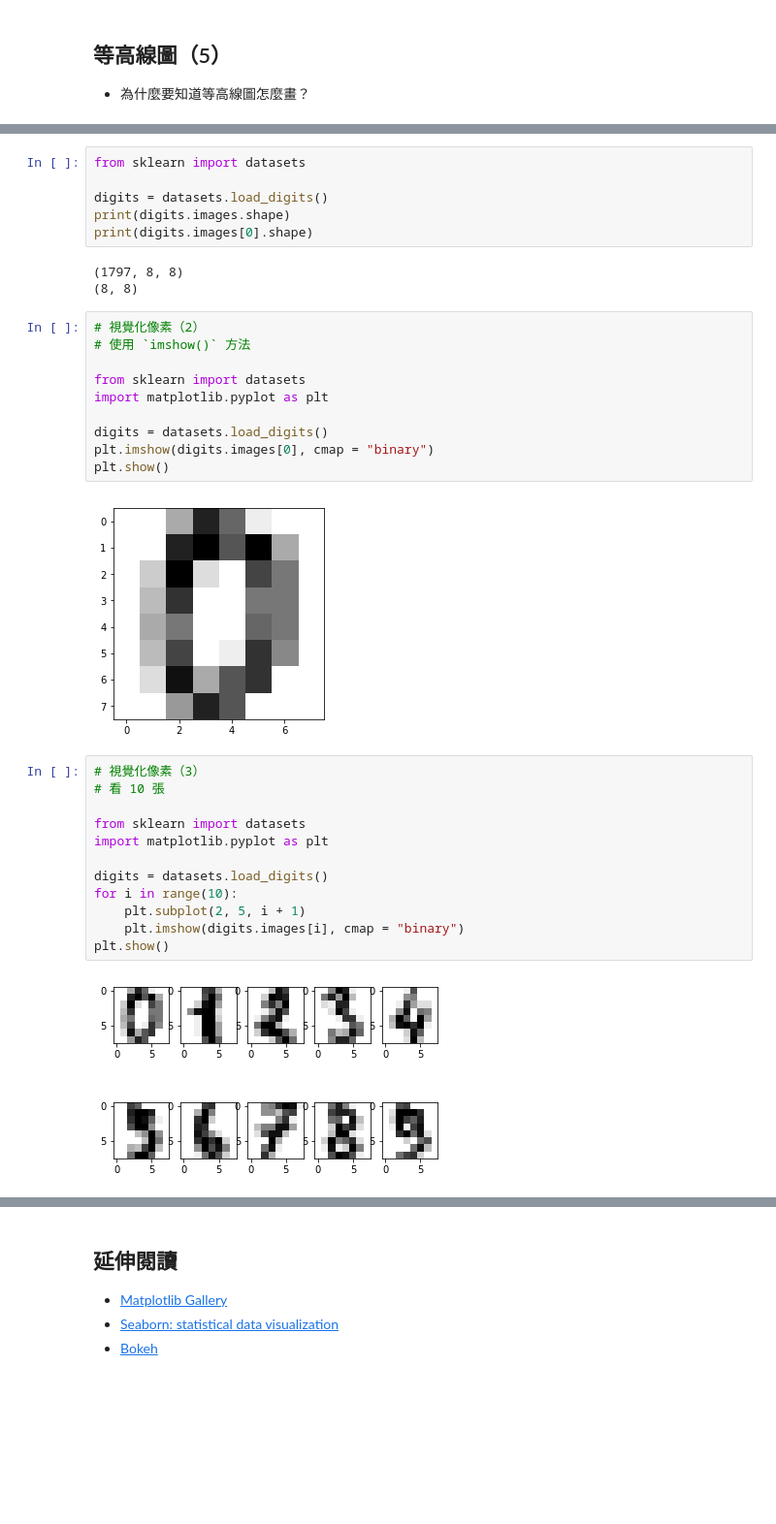
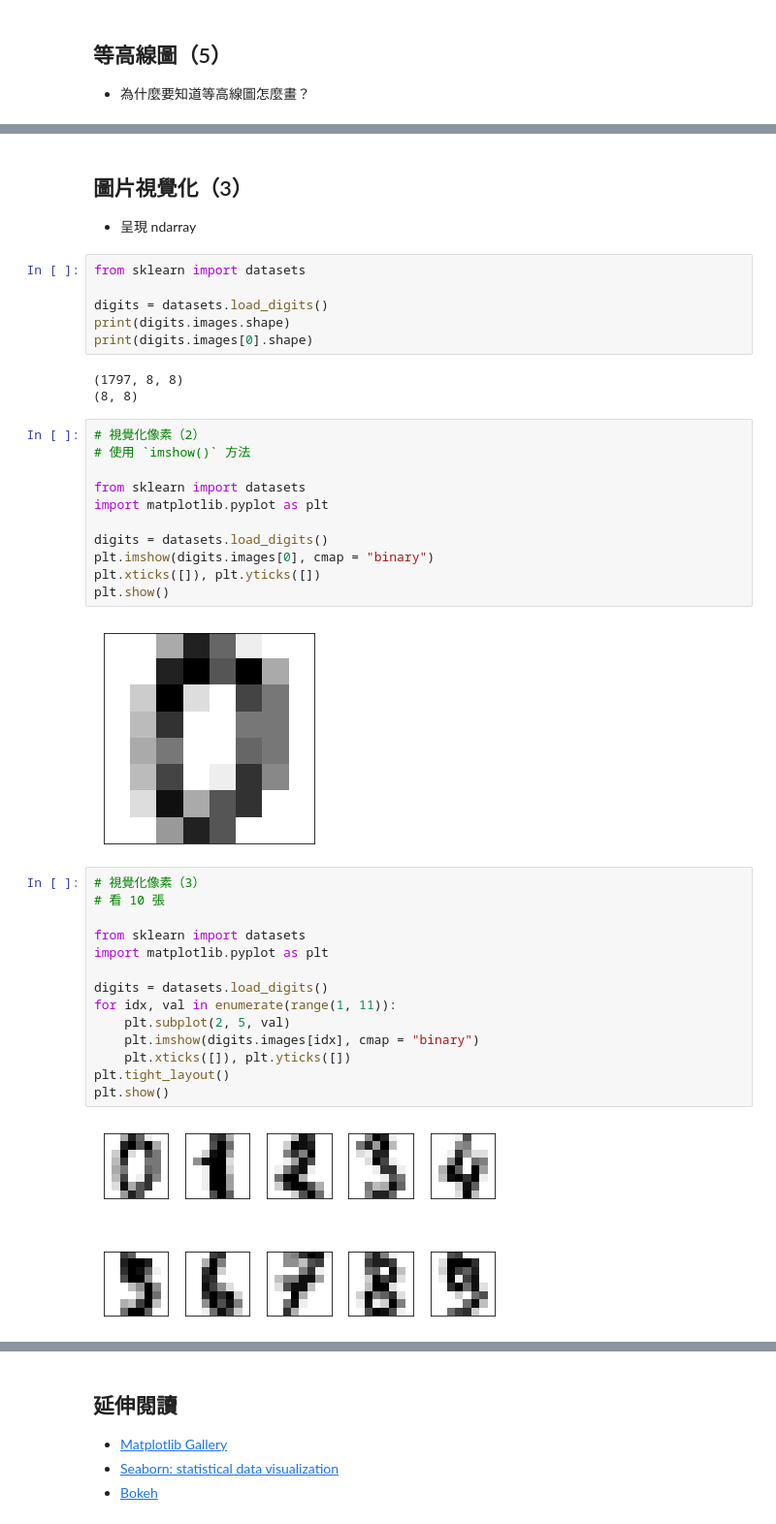
Before and after one commit to yaojenkuo/python_4_ds, a Jupyter notebook: ch10.ipynb, the cells around one changed output, grey strips where cells are left out. Shown at 97% size. Saved outputs shown, nothing was run; the diff lists cells and outputs as text; blank space fills up the shorter version.

```diff
--- a/ch10.ipynb
+++ b/ch10.ipynb
@@ -269,3 +540,7 @@ plt.show()
+# %% [markdown]
+## 圖片視覺化（3）
+
+- 呈現 ndarray
 # %%
 from sklearn import datasets
 
@@ -284,23 +559,26 @@ import matplotlib.pyplot as plt
 
 digits = datasets.load_digits()
 plt.imshow(digits.images[0], cmap = "binary")
+plt.xticks([]), plt.yticks([])
 plt.show()
 # %% [output]
-[figure, old version]
+[figure, new version]
 # %%
 # 視覺化像素（3）
 # 看 10 張
 
 from sklearn import datasets
 import matplotlib.pyplot as plt
 
 digits = datasets.load_digits()
-for i in range(10):
-    plt.subplot(2, 5, i + 1)
-    plt.imshow(digits.images[i], cmap = "binary")
+for idx, val in enumerate(range(1, 11)):
+    plt.subplot(2, 5, val)
+    plt.imshow(digits.images[idx], cmap = "binary")
+    plt.xticks([]), plt.yticks([])
+plt.tight_layout()
 plt.show()
 # %% [output]
-[figure, old version]
+[figure, new version]
 # %%
 # 視覺化像素（4）
 # 看 10 張
```
Also changed, not shown: parts of 53 cells of this notebook, 1 other file.
